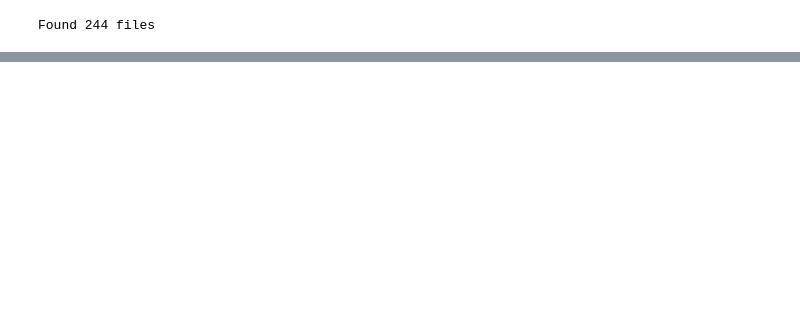
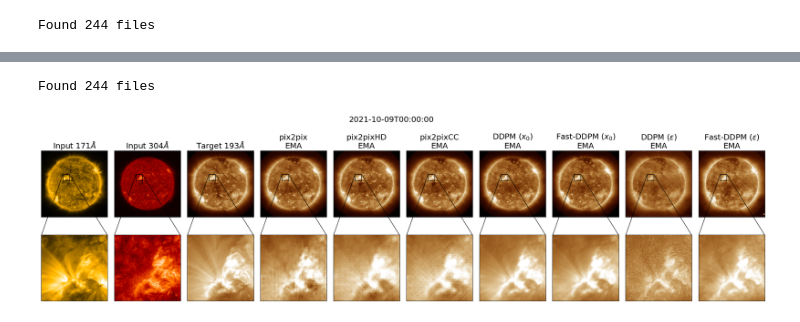
Before and after one commit to mgjeon/image-to-image, a Jupyter notebook: notebooks/results_figures_refine.ipynb, the cells around one changed output, grey strips where cells are left out. Drawn from its saved outputs; the diff is of its cells as text; code cells hidden in the pictures; blank space fills up the shorter version.

```diff
--- a/notebooks/results_figures_refine.ipynb
+++ b/notebooks/results_figures_refine.ipynb
@@ -243,2 +291,14 @@ fig = eval.plot((250, 200), w=200, h=200)
 # %%
 eval.save(fig)
+# %%
+eval = Evaluator(
+    real_root="D:/data/aia_dataset",
+    fake_roots=fake_roots_ema,
+    stage="test"
+)
+eval.load_data(99)
+fig = eval.plot((335, 560), w=100, h=100, yp=1, hs=0, figsize=(3, 7))
+eval.save(fig, suffix="_ema")
+# %% [output]
+Found 244 files
+[figure, added]
```
Also changed, not shown: parts of 10 cells of this notebook, 16 other files.
